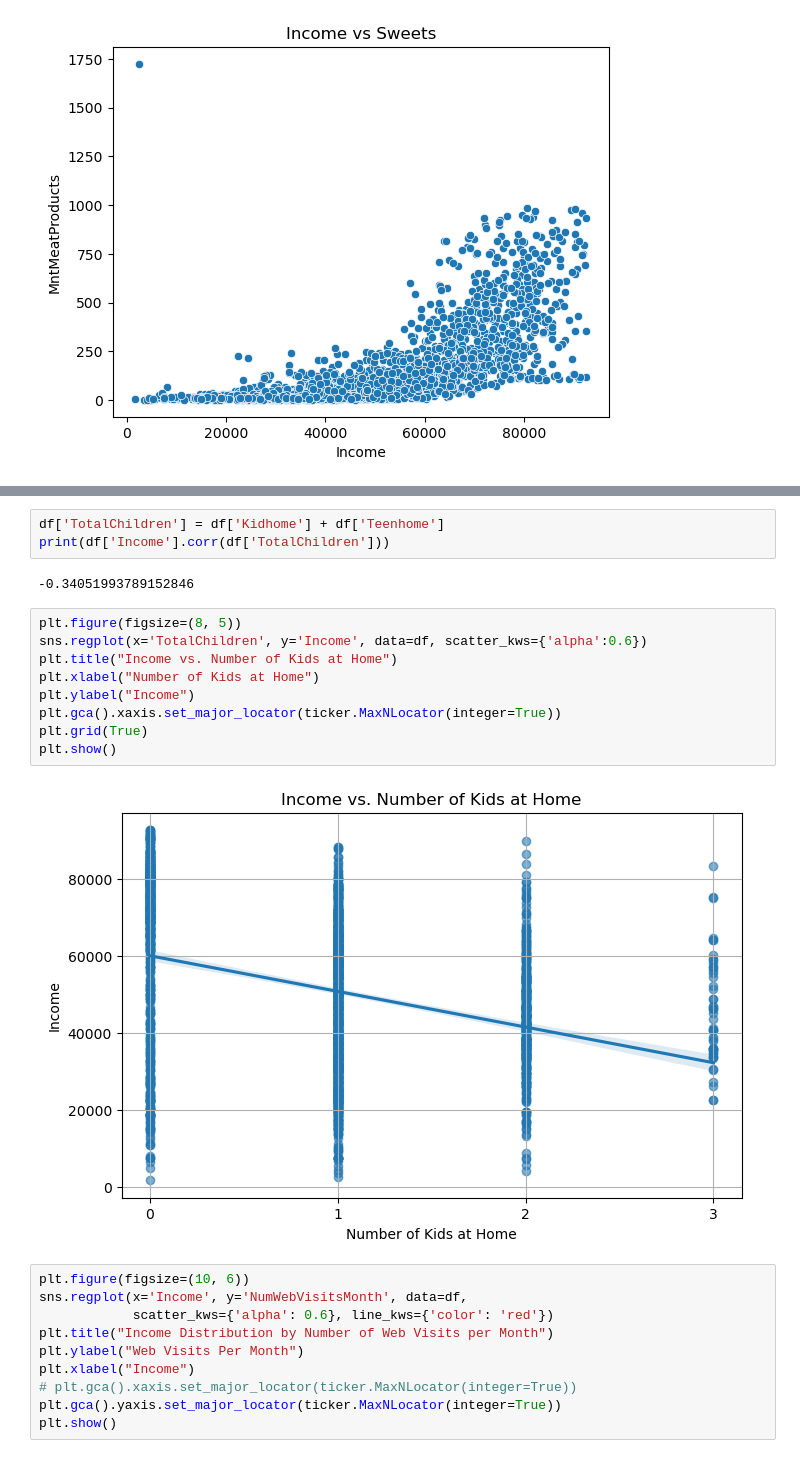
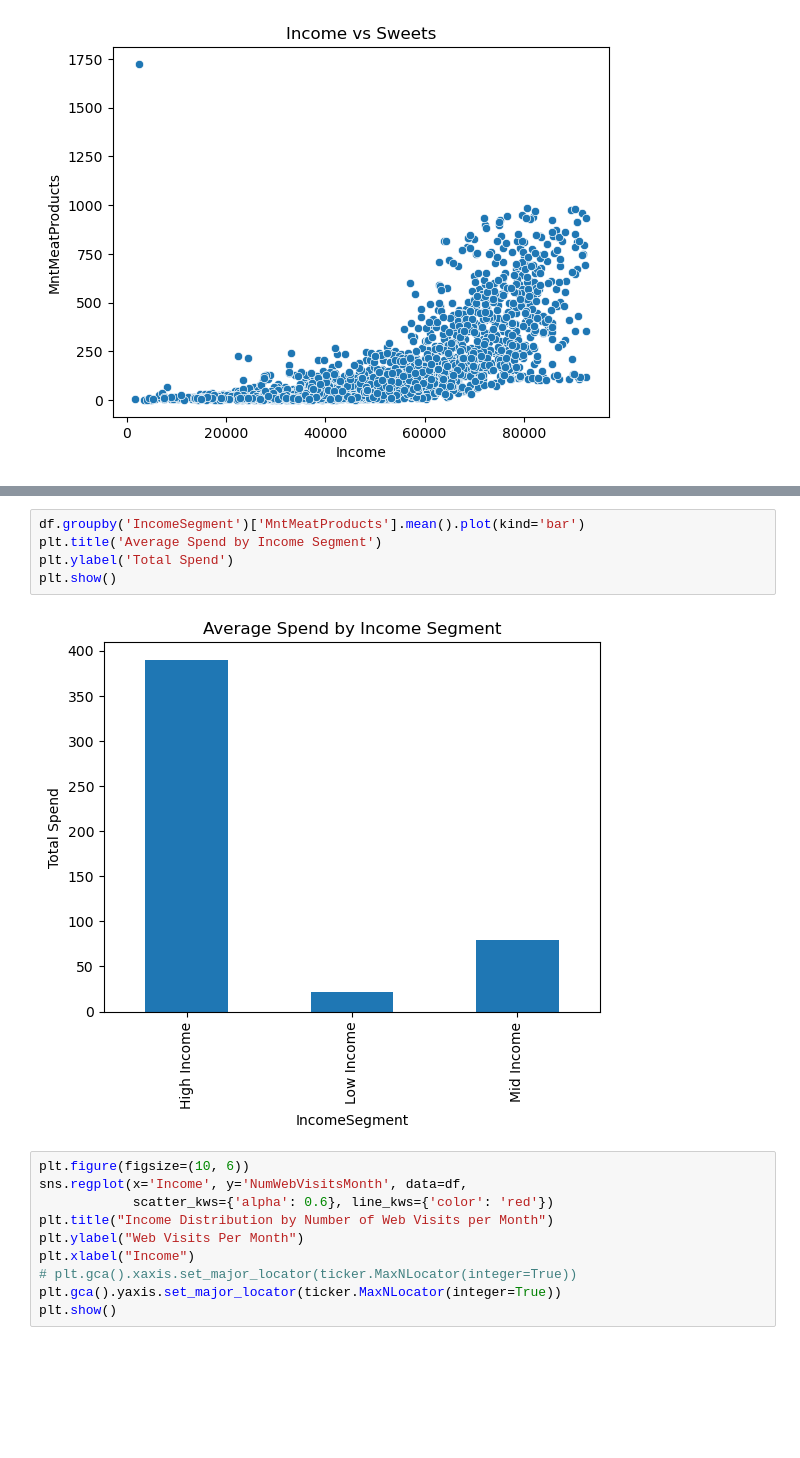
Before and after one commit to fincherc/marketing_project, a Jupyter notebook: income_food_da.ipynb, the cells around one changed output, grey strips where cells are left out. Cells and saved outputs as stored; diff of their text form; blank space fills up the shorter version.

```diff
--- a/income_food_da.ipynb
+++ b/income_food_da.ipynb
@@ -298,19 +239,10 @@ The `ci` parameter is deprecated. Use `errorbar=None` for the same effect.
-# %%
-df['TotalChildren'] = df['Kidhome'] + df['Teenhome']
-print(df['Income'].corr(df['TotalChildren']))
-# %% [output]
--0.34051993789152846
-# %%
-plt.figure(figsize=(8, 5))
-sns.regplot(x='TotalChildren', y='Income', data=df, scatter_kws={'alpha':0.6})
-plt.title("Income vs. Number of Kids at Home")
-plt.xlabel("Number of Kids at Home")
-plt.ylabel("Income")
-plt.gca().xaxis.set_major_locator(ticker.MaxNLocator(integer=True))
-plt.grid(True)
-plt.show()
-# %% [output]
-[figure, removed]
+# %%
+df.groupby('IncomeSegment')['MntMeatProducts'].mean().plot(kind='bar')
+plt.title('Average Spend by Income Segment')
+plt.ylabel('Total Spend')
+plt.show()
+# %% [output]
+[figure, added]
 # %%
 plt.figure(figsize=(10, 6))
 sns.regplot(x='Income', y='NumWebVisitsMonth', data=df,
```
Also changed, not shown: parts of 16 cells of this notebook.
